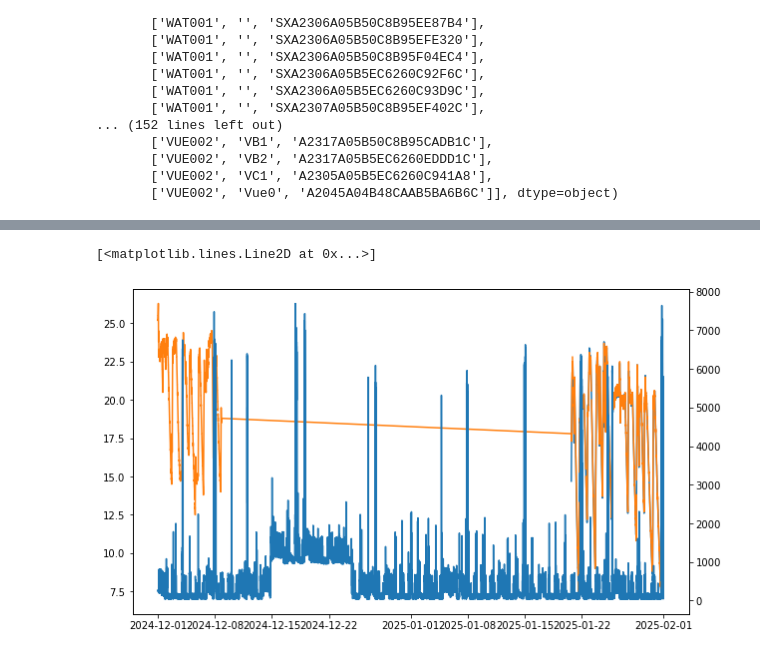
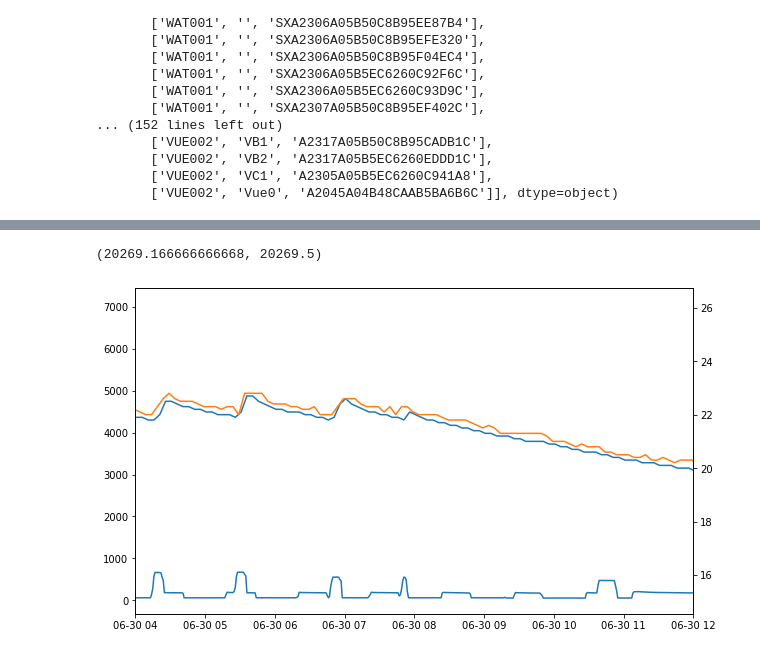
Before and after one commit to PIC-Lab/community_energy_control, a Jupyter notebook: community_sim/communityController/buildingController/thermal_rc_model/analysis.ipynb, the cells around one changed output, grey strips where cells are left out. Cells and saved outputs as stored; diff of their text form; code cells hidden in the pictures.

```diff
--- a/community_sim/communityController/buildingController/thermal_rc_model/analysis.ipynb
+++ b/community_sim/communityController/buildingController/thermal_rc_model/analysis.ipynb
@@ -509,15 +509,15 @@ dates = pd.to_datetime(building_df['Time'], format='%Y-%m-%d %H:%M:%S')
 building_df.index = dates
 # %%
 fig, ax = plt.subplots(figsize=(10,6))
-ax.plot(radonTemp_df['bucketed_time'], radonTemp_df['avg_temp'], label='radon')
-ax.plot(pm25Temp_df['bucketed_time'], pm25Temp_df['avg_temp'], label='pm25')
-# plt.plot(purpleAirs[0]['bucketed_time'], purpleAirs[0]['avg_temp'], label='f877')
-# plt.plot(purpleAirs[1]['bucketed_time'], purpleAirs[1]['avg_temp'], label='d54e')
+ax.plot(totalPower_df['bucketed_time'], totalPower_df['average_power'])
+# ax.plot(purpleAirs[0]['bucketed_time'], purpleAirs[0]['avg_temp'], label='f877')
+# ax.plot(purpleAirs[1]['bucketed_time'], purpleAirs[1]['avg_temp'], label='d54e')
 # ax.plot(building_df['living space Air Temperature'])
 ax2 = ax.twinx()
-ax2.plot(totalPower_df['bucketed_time'], totalPower_df['average_power'])
-# plt.xlim([dt.datetime(2025, 1, 26), dt.datetime(2025, 1, 27)])
-# plt.xlim([dt.datetime(2024, 7, 3), dt.datetime(2024, 7, 4)])
+ax2.plot(radonTemp_df['bucketed_time'], radonTemp_df['avg_temp'], label='radon')
+ax2.plot(pm25Temp_df['bucketed_time'], pm25Temp_df['avg_temp'], label='pm25')
+plt.xlim([dt.datetime(2025, 6, 30, 4), dt.datetime(2025, 6, 30, 12)])
+# plt.xlim([dt.datetime(2025, 7, 2, 3), dt.datetime(2025, 7, 2, 10)])
 # %% [output]
-[<matplotlib.lines.Line2D at 0x...>]
+(20269.166666666668, 20269.5)
-[figure, old version]
+[figure, new version]
```
Also changed, not shown: parts of 5 cells of this notebook, 16 other files.
